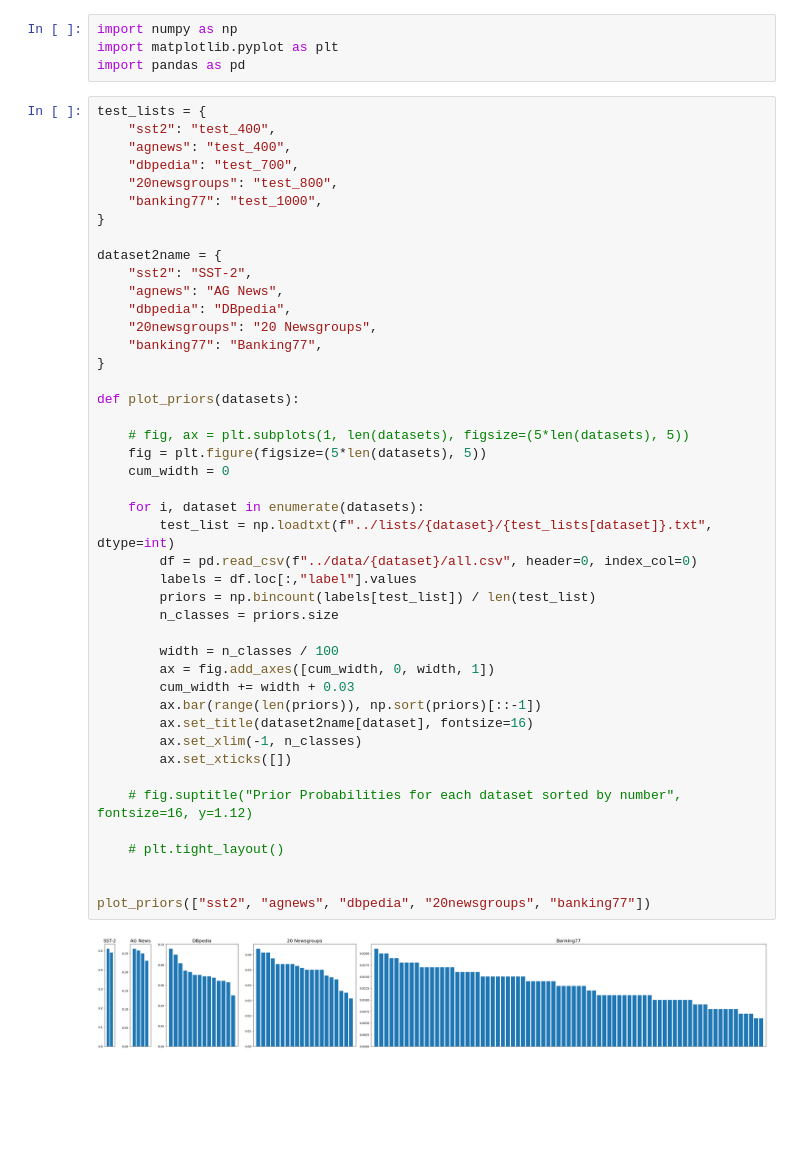
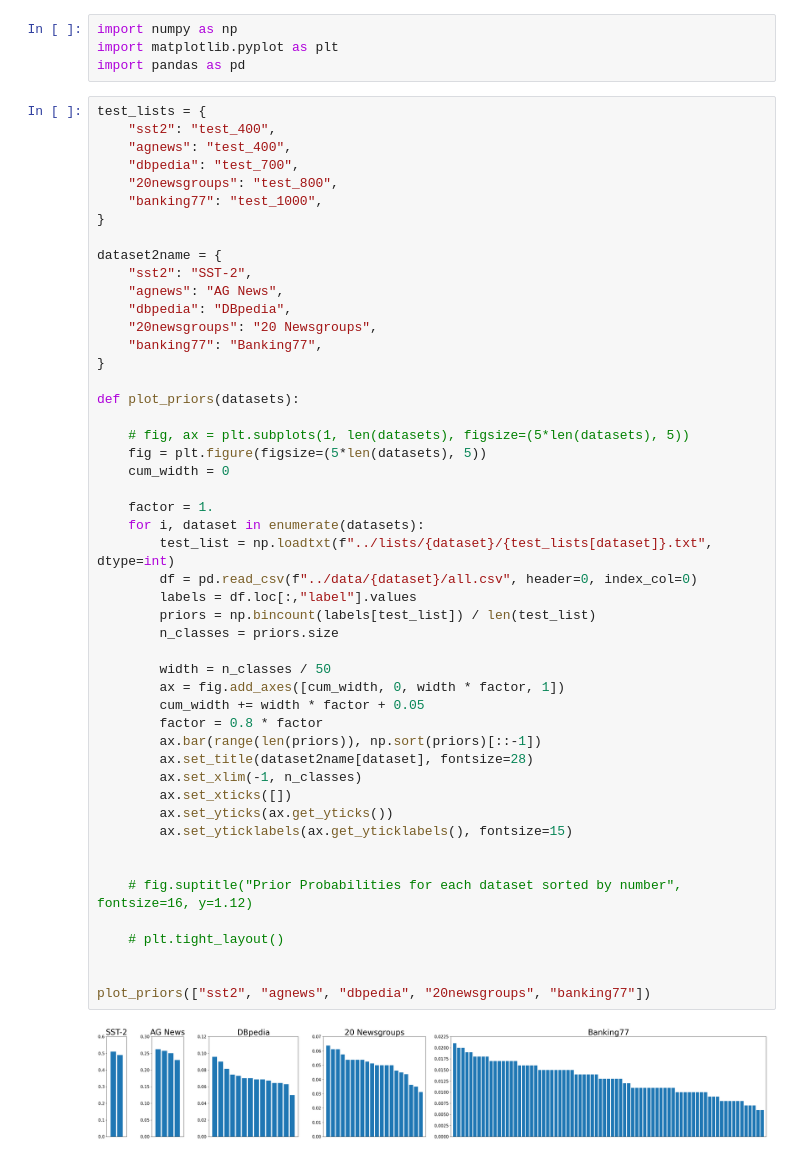
Before and after one commit to LautaroEst/llmcal, a Jupyter notebook: notebooks/priors.ipynb, the cells around one changed output. Cells and saved outputs as stored; diff of their text form; blank space fills up the shorter version.

Commit message:
finish plots

```diff
--- a/notebooks/priors.ipynb
+++ b/notebooks/priors.ipynb
@@ -16,35 +16,40 @@ dataset2name = {
     "agnews": "AG News",
     "dbpedia": "DBpedia",
     "20newsgroups": "20 Newsgroups",
     "banking77": "Banking77",
 }
 
 def plot_priors(datasets):
 
     # fig, ax = plt.subplots(1, len(datasets), figsize=(5*len(datasets), 5))
     fig = plt.figure(figsize=(5*len(datasets), 5))
     cum_width = 0
 
+    factor = 1.
     for i, dataset in enumerate(datasets):
         test_list = np.loadtxt(f"../lists/{dataset}/{test_lists[dataset]}.txt", dtype=int)
         df = pd.read_csv(f"../data/{dataset}/all.csv", header=0, index_col=0)
         labels = df.loc[:,"label"].values
         priors = np.bincount(labels[test_list]) / len(test_list)
         n_classes = priors.size
 
-        width = n_classes / 100
-        ax = fig.add_axes([cum_width, 0, width, 1])
-        cum_width += width + 0.03
+        width = n_classes / 50
+        ax = fig.add_axes([cum_width, 0, width * factor, 1])
+        cum_width += width * factor + 0.05
+        factor = 0.8 * factor
         ax.bar(range(len(priors)), np.sort(priors)[::-1])
-        ax.set_title(dataset2name[dataset], fontsize=16)
+        ax.set_title(dataset2name[dataset], fontsize=28)
         ax.set_xlim(-1, n_classes)
         ax.set_xticks([])
+        ax.set_yticks(ax.get_yticks())
+        ax.set_yticklabels(ax.get_yticklabels(), fontsize=15)
+
 
     # fig.suptitle("Prior Probabilities for each dataset sorted by number", fontsize=16, y=1.12)
 
     # plt.tight_layout()
 
 
 plot_priors(["sst2", "agnews", "dbpedia", "20newsgroups", "banking77"])
 # %% [output]
-[figure, old version]
+[figure, new version]
```
Also changed, not shown: 9 other files.
